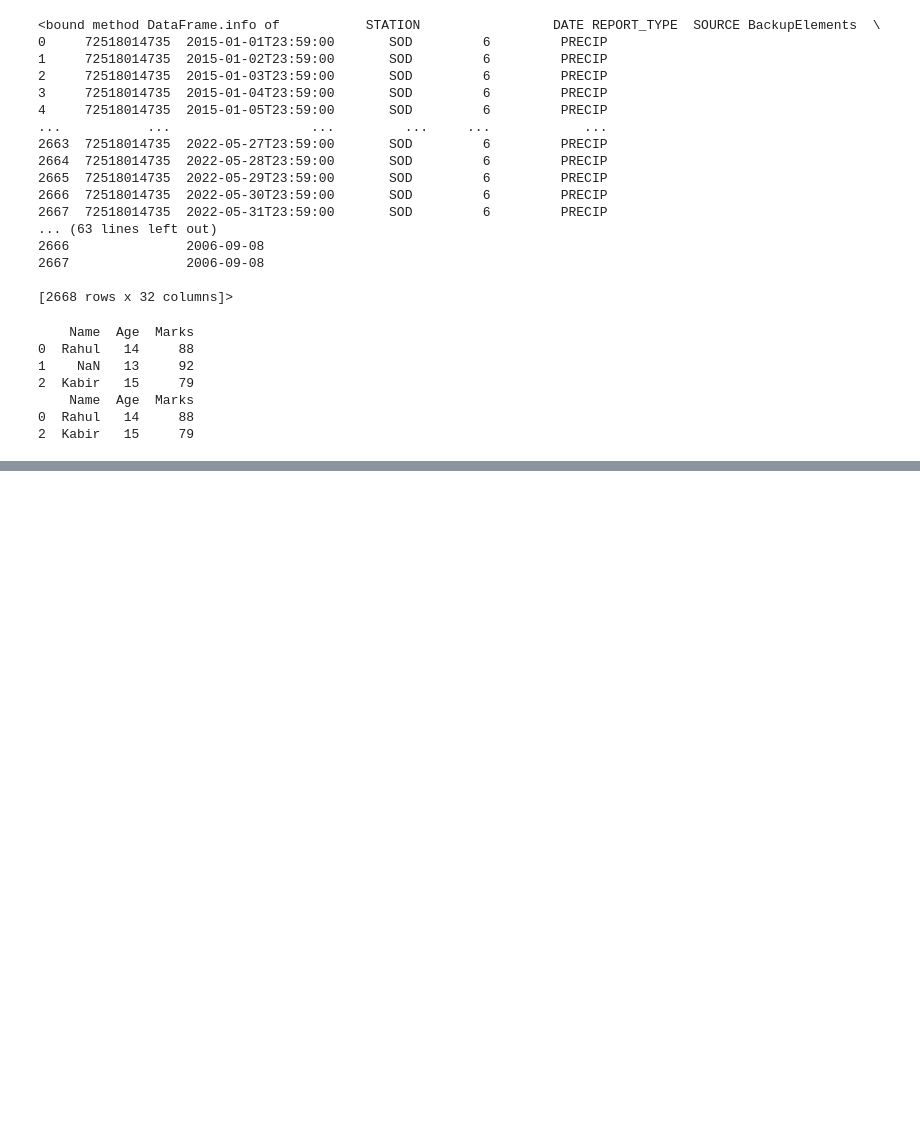
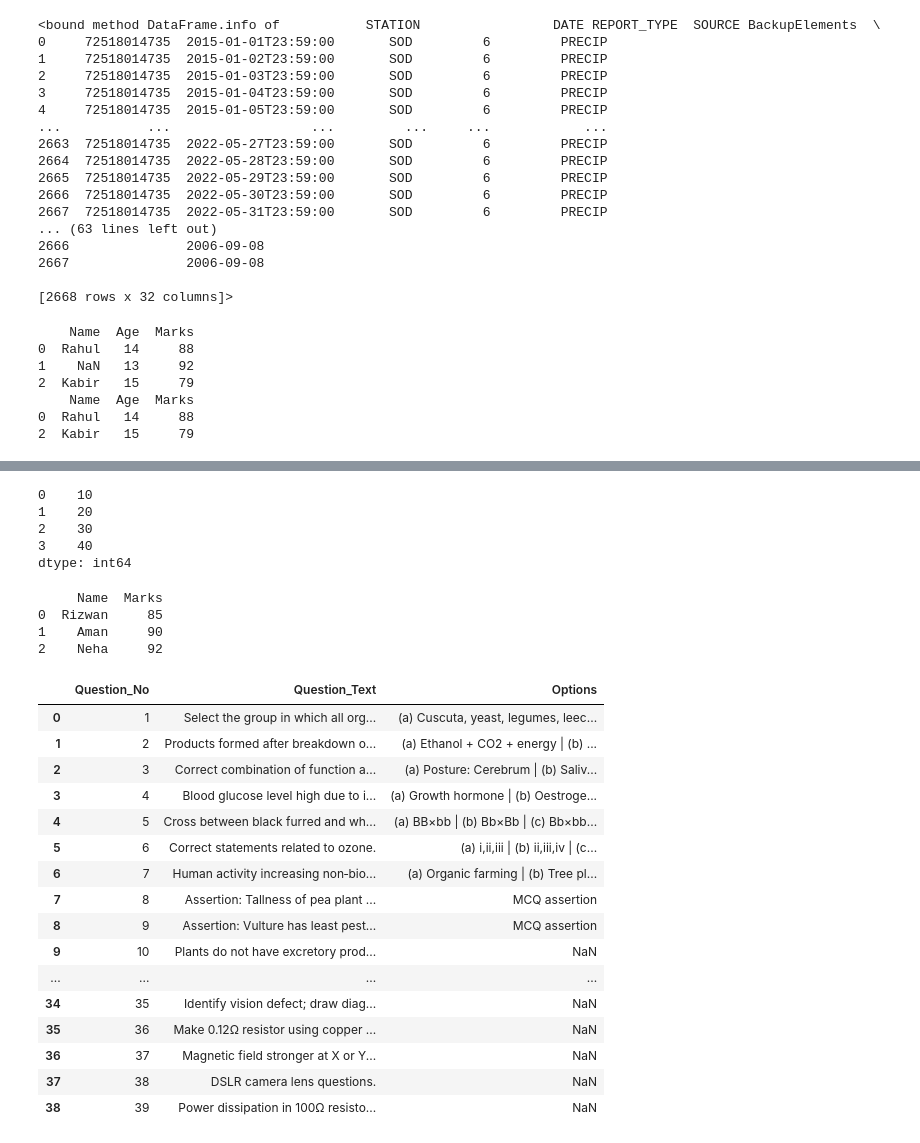
Before and after one commit to rizwankhan2664-byte/rizwan-_khan-_2025, a Jupyter notebook: mycode.ipynb, the cells around one changed output, grey strips where cells are left out. Saved outputs shown, nothing was run; the diff lists cells and outputs as text; code cells hidden in the pictures; blank space fills up the shorter version.

```diff
--- a/mycode.ipynb
+++ b/mycode.ipynb
@@ -162,0 +174,24 @@ print(new_df)
+# %%
+import pandas as pd
+
+s = pd.Series([10, 20, 30, 40])
+print(s)
+# %% [output]
+0    10
+1    20
+2    30
+3    40
+dtype: int64
+# %%
+data = {
+    "Name": ["Rizwan", "Aman", "Neha"],
+    "Marks": [85, 90, 92],
+}
+
+df = pd.DataFrame(data)
+print(df)
+# %% [output]
+     Name  Marks
+0  Rizwan     85
+1    Aman     90
+2    Neha     92
@@ -162,0 +200,22 @@ print(new_df)
+# %%
+df=pd.read_csv(r"C:\Users\win10\Downloads\science_questions.csv")
+# %%
+df
+# %% [output]
+|  | Question_No | Question_Text | Options |
+| 0 | 1 | Select the group in which all org... | (a) Cuscuta, yeast, legumes, leec... |
+| 1 | 2 | Products formed after breakdown o... | (a) Ethanol + CO2 + energy | (b) ... |
+| 2 | 3 | Correct combination of function a... | (a) Posture: Cerebrum | (b) Saliv... |
+| 3 | 4 | Blood glucose level high due to i... | (a) Growth hormone | (b) Oestroge... |
+| 4 | 5 | Cross between black furred and wh... | (a) BB×bb | (b) Bb×Bb | (c) Bb×bb... |
+| 5 | 6 | Correct statements related to ozone. | (a) i,ii,iii | (b) ii,iii,iv | (c... |
+| 6 | 7 | Human activity increasing non‑bio... | (a) Organic farming | (b) Tree pl... |
+| 7 | 8 | Assertion: Tallness of pea plant ... | MCQ assertion |
+| 8 | 9 | Assertion: Vulture has least pest... | MCQ assertion |
+| 9 | 10 | Plants do not have excretory prod... | NaN |
+| ... | ... | ... | ... |
+| 34 | 35 | Identify vision defect; draw diag... | NaN |
+| 35 | 36 | Make 0.12Ω resistor using copper ... | NaN |
+| 36 | 37 | Magnetic field stronger at X or Y... | NaN |
+| 37 | 38 | DSLR camera lens questions. | NaN |
+| 38 | 39 | Power dissipation in 100Ω resisto... | NaN |
```
Also changed, not shown: parts of 2 cells of this notebook, 2 other files.
